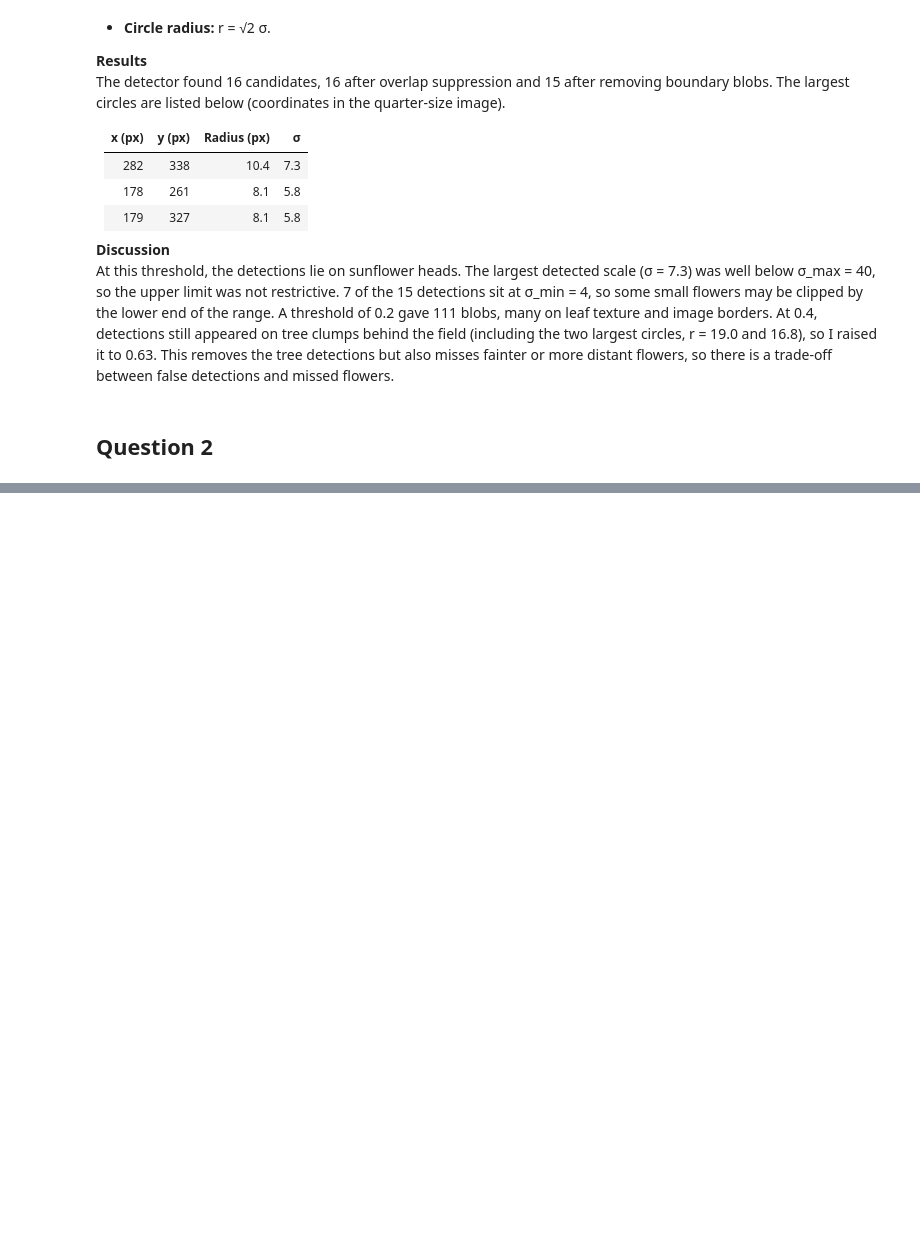
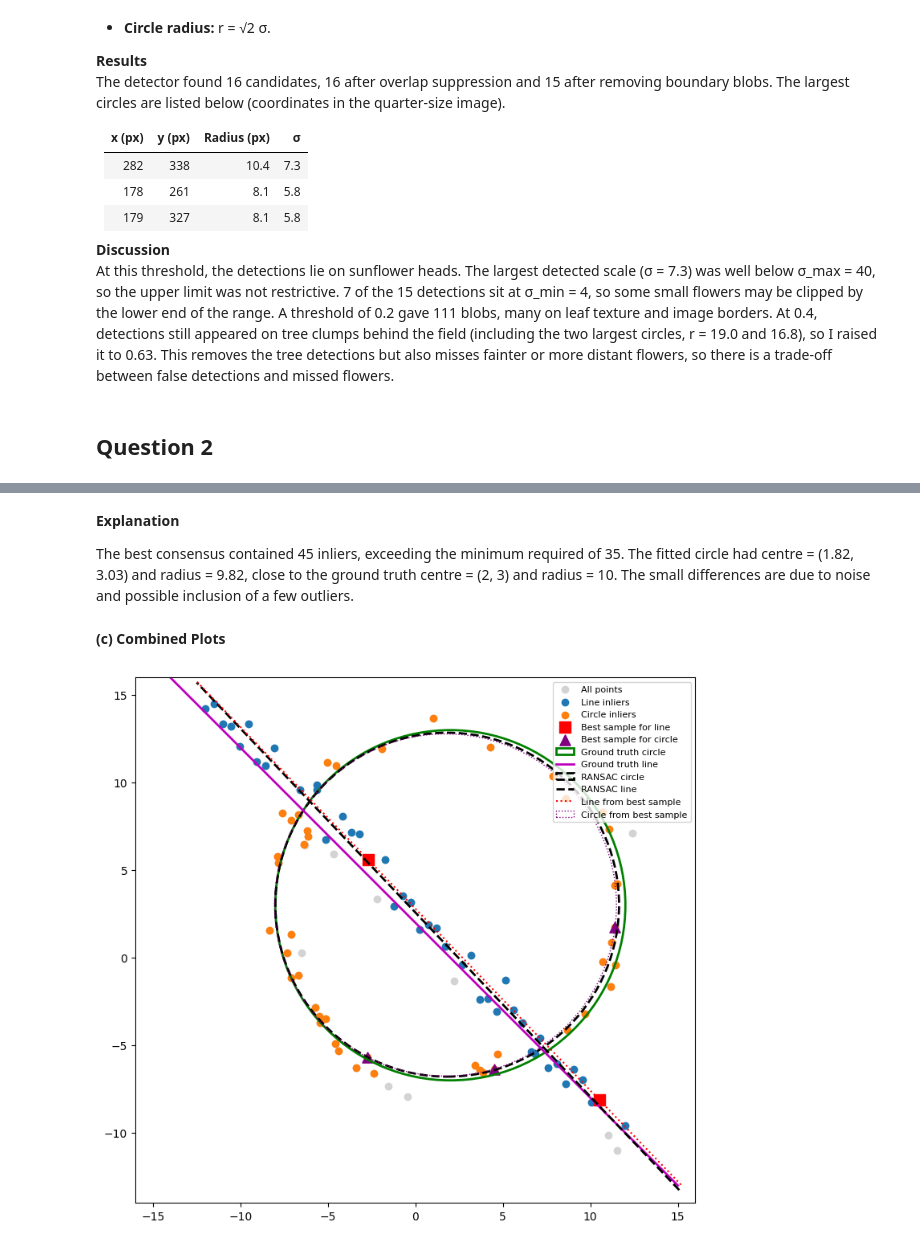
Before and after one commit to pemitharj/EN3160_Assignment_2, a Jupyter notebook: 230280L_a02.ipynb, the cells around one changed output, grey strips where cells are left out. Saved outputs shown, nothing was run; the diff lists cells and outputs as text; code cells hidden in the pictures; blank space fills up the shorter version.

```diff
--- a/q1_blob_detection.ipynb
+++ b/230280L_a02.ipynb
@@ -120,0 +273,43 @@ At this threshold, the detections lie on sunflower heads. The largest detected s
+# %% [markdown]
+**Explanation**
+
+The best consensus contained 45 inliers, exceeding the minimum required of 35. The fitted circle had centre = (1.82, 3.03) and radius = 9.82, close to the ground truth centre = (2, 3) and radius = 10. The small differences are due to noise and possible inclusion of a few outliers.
+# %% [markdown]
+**(c) Combined Plots**
+# %%
+fig, ax = plt.subplots(figsize=(9, 9))
+
+ax.scatter(X[:, 0], X[:, 1], c='lightgray', label='All points')
+ax.scatter(*X[best_line_inliers].T, c='tab:blue', label='Line inliers')
+ax.scatter(*X_rem[best_circ_inliers].T, c='tab:orange', label='Circle inliers')
+
+# Best samples
+ax.scatter(*best_line_sample.T, c='red', marker='s', s=90, label='Best sample for line')
+ax.scatter(*best_circ_sample.T, c='purple', marker='^', s=90, label='Best sample for circle')
+
+# Ground truth
+ax.add_patch(plt.Circle((x0_gt, y0_gt), r, color='g', fill=False, linewidth=2, label='Ground truth circle'))
+xs_ = np.array([-15, 15])
+ax.plot(xs_, m*xs_ + b, color='m', linewidth=2, label='Ground truth line')
+
+# RANSAC results
+ax.add_patch(plt.Circle((cx, cy), rc, color='k', fill=False, linestyle='--', linewidth=2, label='RANSAC circle'))
+tt = np.linspace(-20, 20, 2)
+p0 = d_l * np.array([a_l, b_l]); dirn = np.array([-b_l, a_l])
+L = p0 + tt[:, None] * dirn
+ax.plot(L[:, 0], L[:, 1], 'k--', linewidth=2, label='RANSAC line')
+
+# Models from the best samples only
+a_s, b_s, d_s = best_line_sample_model
+p0s = d_s * np.array([a_s, b_s]); dirs = np.array([-b_s, a_s])
+Ls = p0s + tt[:, None] * dirs
+ax.plot(Ls[:, 0], Ls[:, 1], color='red', linestyle=':', label='Line from best sample')
+ax.add_patch(plt.Circle(best_circ_sample_model[:2], best_circ_sample_model[2],
+                        color='purple', fill=False, linestyle=':', label='Circle from best sample'))
+
+ax.set_xlim(-16, 16); ax.set_ylim(-14, 16)
+ax.set_aspect('equal')
+ax.legend(fontsize=8, loc='upper right')
+plt.show()
+# %% [output]
+[figure, added]
```
Also changed, not shown: parts of 10 cells of this notebook.
